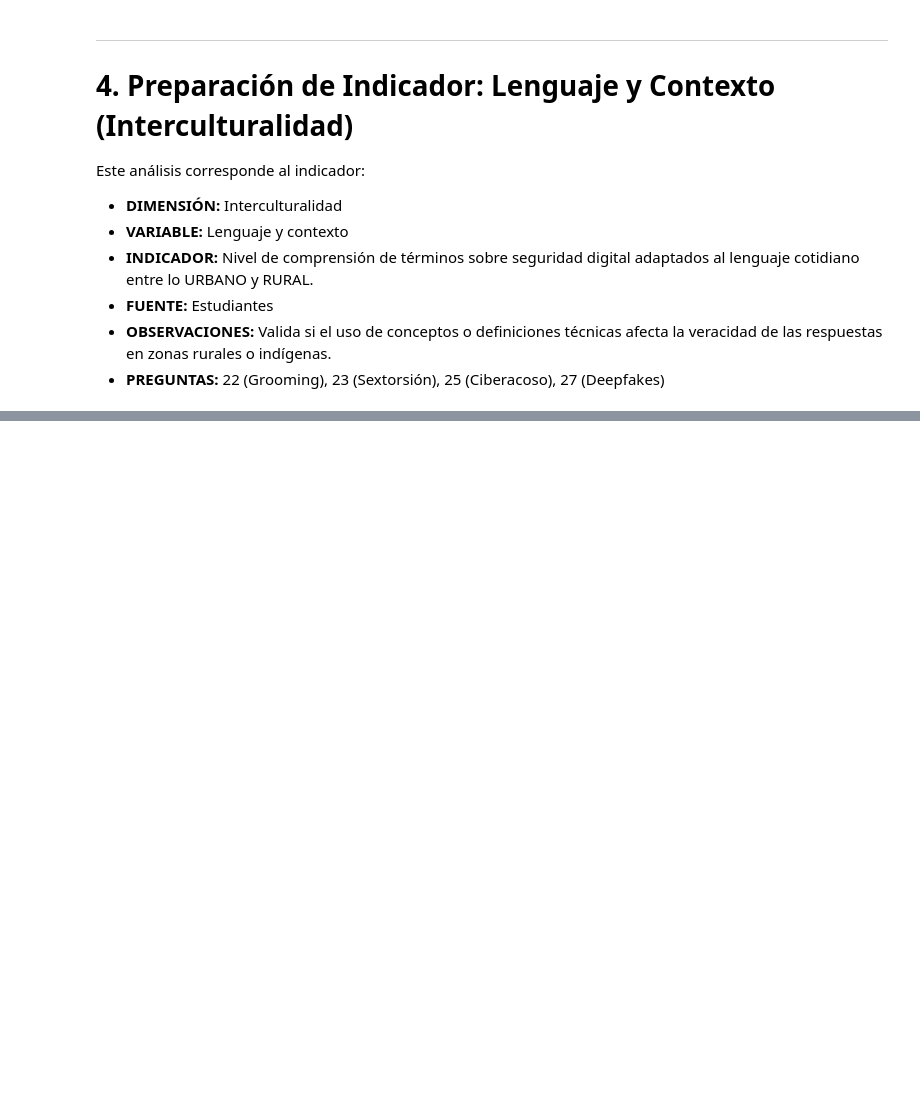
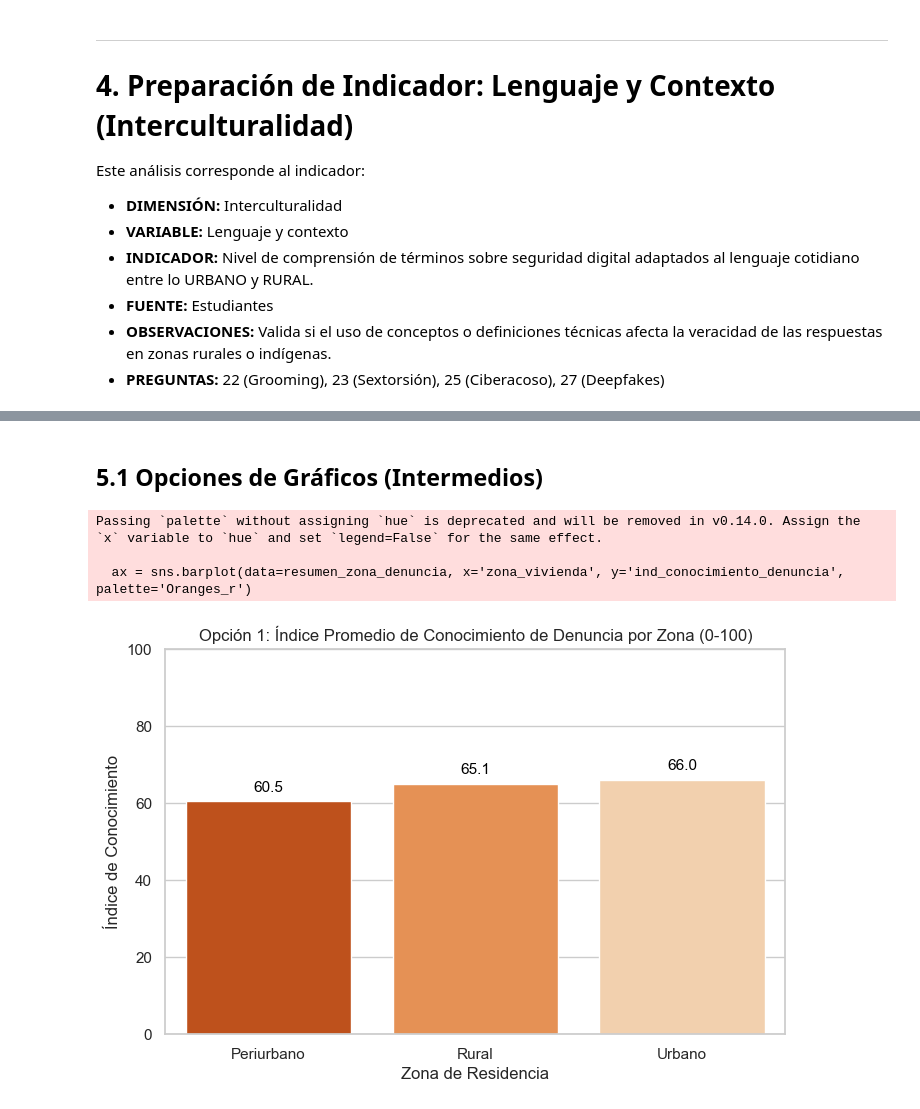
Before and after one commit to paodanchacon/proyecto_violencia_digital, a Jupyter notebook: notebooks/04_Preparacion_Indicadores.ipynb, the cells around one changed output, grey strips where cells are left out. Saved outputs shown, nothing was run; the diff lists cells and outputs as text; code cells hidden in the pictures; blank space fills up the shorter version.

Commit message:
feat(notebook): agregar indicador 5 de acceso a la justicia y denuncia

```diff
--- a/notebooks/04_Preparacion_Indicadores.ipynb
+++ b/notebooks/04_Preparacion_Indicadores.ipynb
@@ -388,0 +411,28 @@ plt.show()
+# %%
+col_q49 = [c for c in df_estudiantes.columns if '49.' in c][0]
+
+# Limpieza y categorización de las respuestas sobre denuncia
+def categorizar_denuncia(val):
+    val = str(val).lower()
+    if 'sí, conozco la defensoría' in val or 'cemse' in val:
+        return 'Conoce institución'
+    elif 'sé que debo ir a alguna autoridad' in val:
+        return 'Conocimiento vago'
+    elif 'no sé' in val or 'no se' in val or 'la verdad no' in val:
+        return 'Desconocimiento'
+    elif 'no existe' in val:
+        return 'No existe en su municipio'
+    else:
+        return np.nan
+
+# Índice numérico (100 = Conoce, 50 = Vago, 0 = Desconoce/No existe)
+def indice_denuncia(cat):
+    if cat == 'Conoce institución': return 100
+    elif cat == 'Conocimiento vago': return 50
+    elif cat in ['Desconocimiento', 'No existe en su municipio']: return 0
+    return np.nan
+
+df_estudiantes['conocimiento_denuncia_clean'] = df_estudiantes[col_q49].apply(categorizar_denuncia)
+df_estudiantes['ind_conocimiento_denuncia'] = df_estudiantes['conocimiento_denuncia_clean'].apply(indice_denuncia)
+
+df_estudiantes[[col_zona, col_q49, 'conocimiento_denuncia_clean', 'ind_conocimiento_denuncia']].head()
@@ -388,0 +446,23 @@ plt.show()
+# %% [markdown]
+## 5.1 Opciones de Gráficos (Intermedios)
+# %%
+# Opción 1: Gráfico de Barras Promedio del Índice de Conocimiento por Zona
+resumen_zona_denuncia = df_estudiantes.dropna(subset=['ind_conocimiento_denuncia', 'zona_vivienda']).groupby('zona_vivienda')['ind_conocimiento_denuncia'].mean().reset_index()
+
+plt.figure(figsize=(8, 5))
+ax = sns.barplot(data=resumen_zona_denuncia, x='zona_vivienda', y='ind_conocimiento_denuncia', palette='Oranges_r')
+plt.title('Opción 1: Índice Promedio de Conocimiento de Denuncia por Zona (0-100)')
+plt.ylabel('Índice de Conocimiento')
+plt.xlabel('Zona de Residencia')
+plt.ylim(0, 100)
+
+for p in ax.patches:
+    ax.annotate(f'{p.get_height():.1f}', (p.get_x() + p.get_width() / 2., p.get_height()),
+                ha='center', va='bottom', fontsize=11, color='black', xytext=(0, 5), textcoords='offset points')
+
+plt.show()
+# %% [output]
+Passing `palette` without assigning `hue` is deprecated and will be removed in v0.14.0. Assign the `x` variable to `hue` and set `legend=False` for the same effect.
+
+  ax = sns.barplot(data=resumen_zona_denuncia, x='zona_vivienda', y='ind_conocimiento_denuncia', palette='Oranges_r')
+[figure, added]
```
Also changed, not shown: parts of 6 cells of this notebook.
